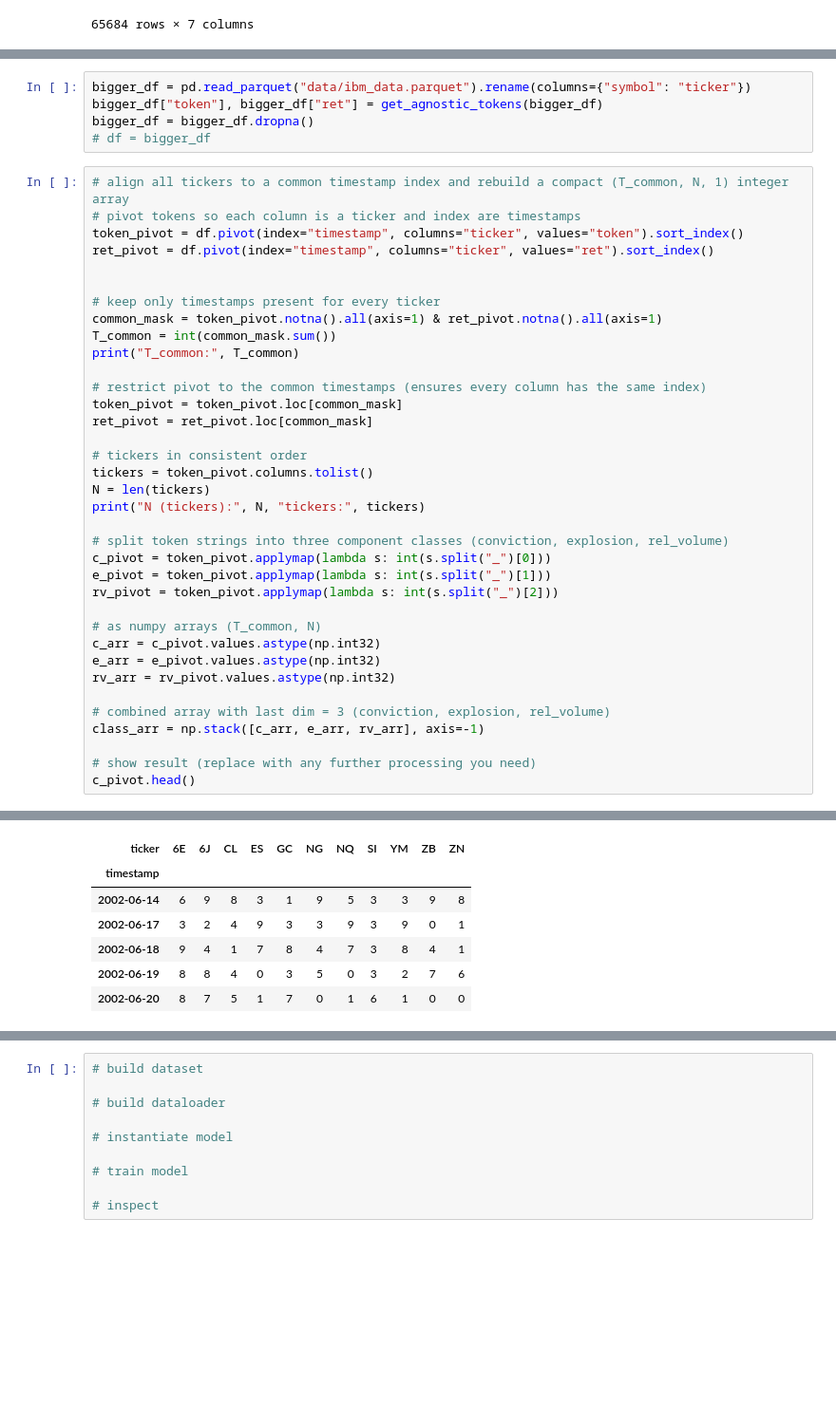
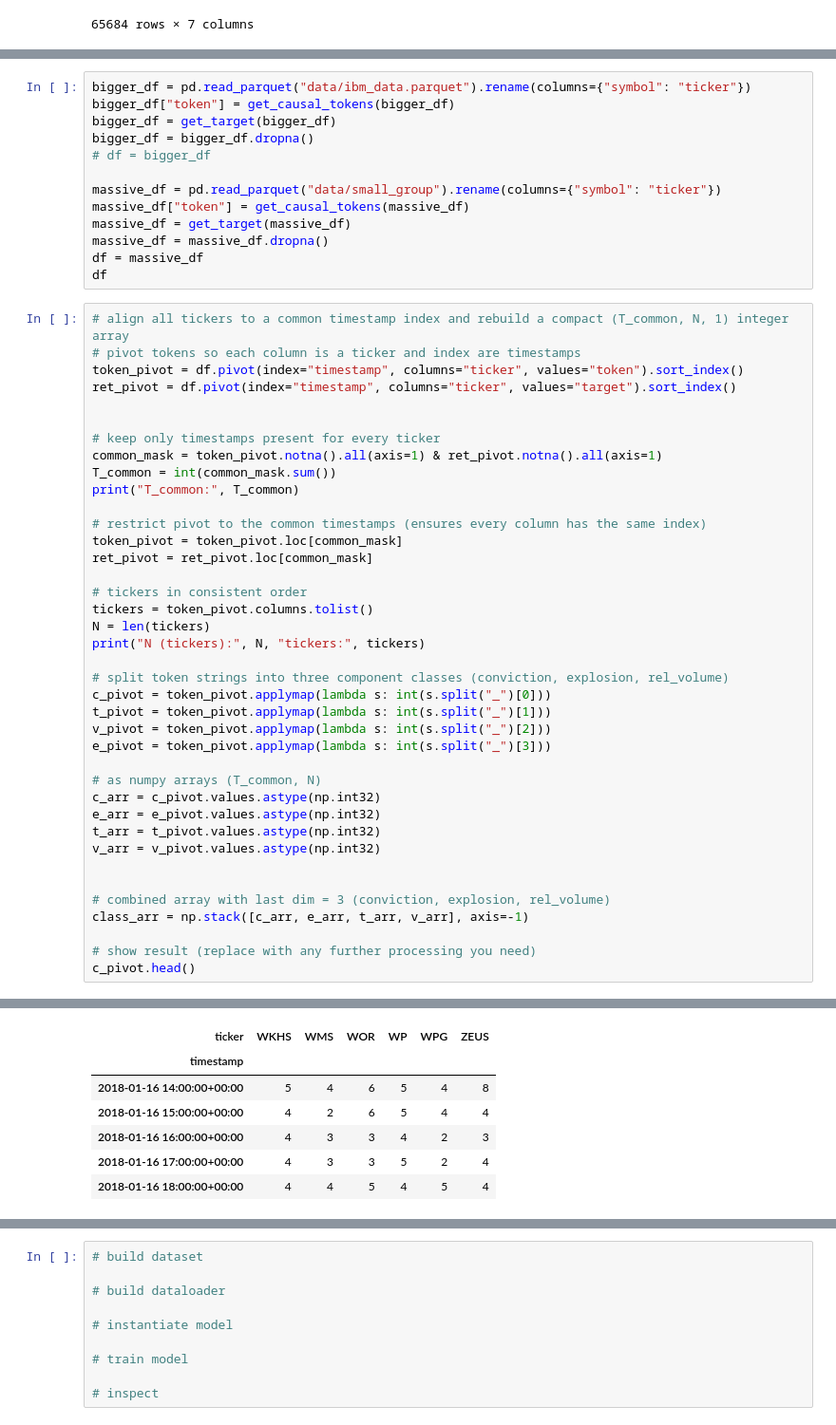
Before and after one commit to williserdman/fin_transformer, a Jupyter notebook: transformer_explorer.ipynb, the cells around one changed output, grey strips where cells are left out. Shown at 95% size. Cells and saved outputs as stored; diff of their text form; blank space fills up the shorter version.

Commit message:
sourcing some more data

```diff
--- a/transformer_explorer.ipynb
+++ b/transformer_explorer.ipynb
@@ -166,13 +247,21 @@ plt.plot(df["ret"].value_counts().sort_index())
 # %%
 bigger_df = pd.read_parquet("data/ibm_data.parquet").rename(columns={"symbol": "ticker"})
-bigger_df["token"], bigger_df["ret"] = get_agnostic_tokens(bigger_df)
+bigger_df["token"] = get_causal_tokens(bigger_df)
+bigger_df = get_target(bigger_df)
 bigger_df = bigger_df.dropna()
 # df = bigger_df
+
+massive_df = pd.read_parquet("data/small_group").rename(columns={"symbol": "ticker"})
+massive_df["token"] = get_causal_tokens(massive_df)
+massive_df = get_target(massive_df)
+massive_df = massive_df.dropna()
+df = massive_df
+df
 # %%
 # align all tickers to a common timestamp index and rebuild a compact (T_common, N, 1) integer array
 # pivot tokens so each column is a ticker and index are timestamps
 token_pivot = df.pivot(index="timestamp", columns="ticker", values="token").sort_index()
-ret_pivot = df.pivot(index="timestamp", columns="ticker", values="ret").sort_index()
+ret_pivot = df.pivot(index="timestamp", columns="ticker", values="target").sort_index()
 
 
 # keep only timestamps present for every ticker
@@ -191,16 +280,19 @@ print("N (tickers):", N, "tickers:", tickers)
 
 # split token strings into three component classes (conviction, explosion, rel_volume)
 c_pivot = token_pivot.applymap(lambda s: int(s.split("_")[0]))
-e_pivot = token_pivot.applymap(lambda s: int(s.split("_")[1]))
-rv_pivot = token_pivot.applymap(lambda s: int(s.split("_")[2]))
+t_pivot = token_pivot.applymap(lambda s: int(s.split("_")[1]))
+v_pivot = token_pivot.applymap(lambda s: int(s.split("_")[2]))
+e_pivot = token_pivot.applymap(lambda s: int(s.split("_")[3]))
 
 # as numpy arrays (T_common, N)
 c_arr = c_pivot.values.astype(np.int32)
 e_arr = e_pivot.values.astype(np.int32)
-rv_arr = rv_pivot.values.astype(np.int32)
+t_arr = t_pivot.values.astype(np.int32)
+v_arr = v_pivot.values.astype(np.int32)
+
 
 # combined array with last dim = 3 (conviction, explosion, rel_volume)
-class_arr = np.stack([c_arr, e_arr, rv_arr], axis=-1)
+class_arr = np.stack([c_arr, e_arr, t_arr, v_arr], axis=-1)
 
 # show result (replace with any further processing you need)
 c_pivot.head()
@@ -210,10 +312,10 @@ N (tickers): 11 tickers: ['6E', '6J', 'CL', 'ES', 'GC', 'NG', 'NQ', 'SI', 'YM',
-| ticker | 6E | 6J | CL | ES | GC | NG | NQ | SI | YM | ZB | ZN |
-| timestamp |  |  |  |  |  |  |  |  |  |  |  |
-| 2002-06-14 | 6 | 9 | 8 | 3 | 1 | 9 | 5 | 3 | 3 | 9 | 8 |
-| 2002-06-17 | 3 | 2 | 4 | 9 | 3 | 3 | 9 | 3 | 9 | 0 | 1 |
-| 2002-06-18 | 9 | 4 | 1 | 7 | 8 | 4 | 7 | 3 | 8 | 4 | 1 |
-| 2002-06-19 | 8 | 8 | 4 | 0 | 3 | 5 | 0 | 3 | 2 | 7 | 6 |
-| 2002-06-20 | 8 | 7 | 5 | 1 | 7 | 0 | 1 | 6 | 1 | 0 | 0 |
+| ticker | WKHS | WMS | WOR | WP | WPG | ZEUS |
+| timestamp |  |  |  |  |  |  |
+| 2018-01-16 14:00:00+00:00 | 5 | 4 | 6 | 5 | 4 | 8 |
+| 2018-01-16 15:00:00+00:00 | 4 | 2 | 6 | 5 | 4 | 4 |
+| 2018-01-16 16:00:00+00:00 | 4 | 3 | 3 | 4 | 2 | 3 |
+| 2018-01-16 17:00:00+00:00 | 4 | 3 | 3 | 5 | 2 | 4 |
+| 2018-01-16 18:00:00+00:00 | 4 | 4 | 5 | 4 | 5 | 4 |
 # %%
 ret_pivot
 # %% [output]
```
Also changed, not shown: parts of 26 cells of this notebook, 56 other files.
